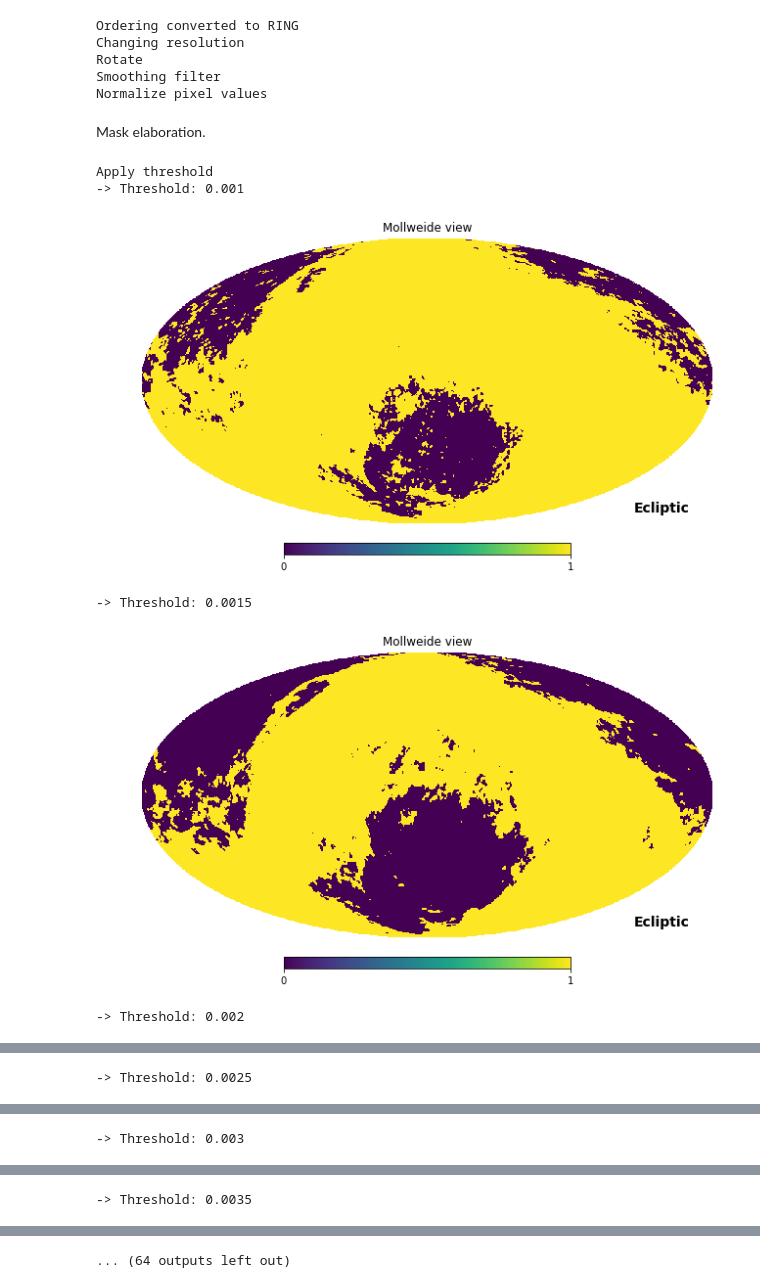
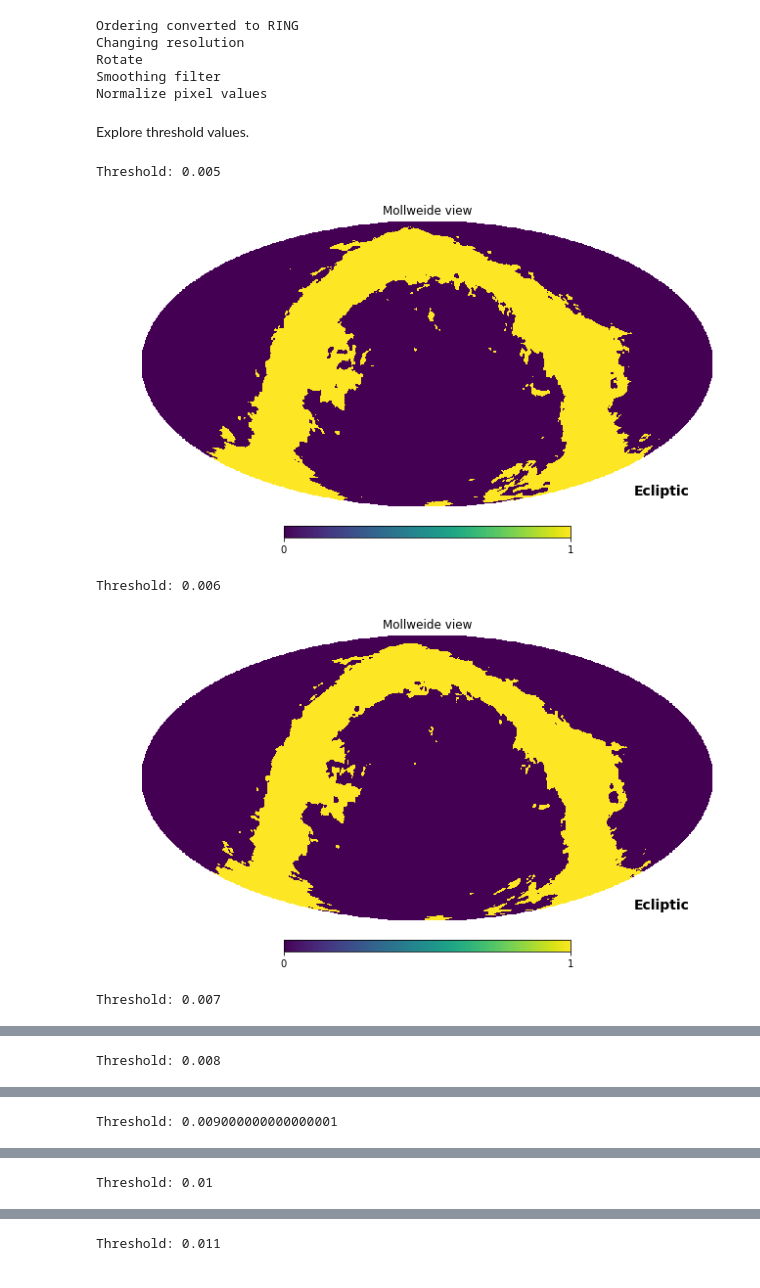
Before and after one commit to Paolo97Gll/bachelor_thesis, a Jupyter notebook: cleaning/dust-mask_find-best-threshold.ipynb, the cells around one changed output, grey strips where cells are left out. Cells and saved outputs as stored; diff of their text form; code cells hidden in the pictures.

```diff
--- a/cleaning/dust-mask_find-best-threshold.ipynb
+++ b/cleaning/dust-mask_find-best-threshold.ipynb
@@ -37,27 +37,25 @@ Changing resolution
 Rotate
 Smoothing filter
 Normalize pixel values
-# %% [markdown]
-Mask elaboration.
+# %% [markdown]
+Explore threshold values.
 # %%
 # THRESHOLD PARAMETERS
-MIN_THRESHOLD = 0.001
-MAX_THRESHOLD = 0.02
-STEP = 0.0005
+MIN_THRESHOLD = 0.005
+MAX_THRESHOLD = 0.012
+STEP = 0.001
 
 # Clip the values
-print("\nApply threshold")
 for THRESHOLD in np.arange(MIN_THRESHOLD, MAX_THRESHOLD, STEP):
-    print("-> Threshold:", THRESHOLD)
+    print("Threshold:", THRESHOLD)
     hfi353N = np.array(hfi353)
     hfi353N[hfi353N <= THRESHOLD] = 0
     hfi353N[hfi353N > THRESHOLD] = 1
     hp.mollview(hfi353N, coord="E")
     plt.show()
 # %% [output]
-Apply threshold
--> Threshold: 0.001
+Threshold: 0.005
-[figure, old version]
+[figure, new version]
--> Threshold: 0.0015
+Threshold: 0.006
-[figure, old version]
+[figure, new version]
--> Threshold: 0.002
+Threshold: 0.007
@@ -65 +63 @@ Apply threshold
--> Threshold: 0.0025
+Threshold: 0.008
@@ -67 +65 @@ Apply threshold
--> Threshold: 0.003
+Threshold: 0.009000000000000001
@@ -69 +67 @@ Apply threshold
--> Threshold: 0.0035
+Threshold: 0.01
@@ -71 +69 @@ Apply threshold
-... (64 outputs left out)
+Threshold: 0.011
```
Also changed, not shown: parts of 6 cells of this notebook.
